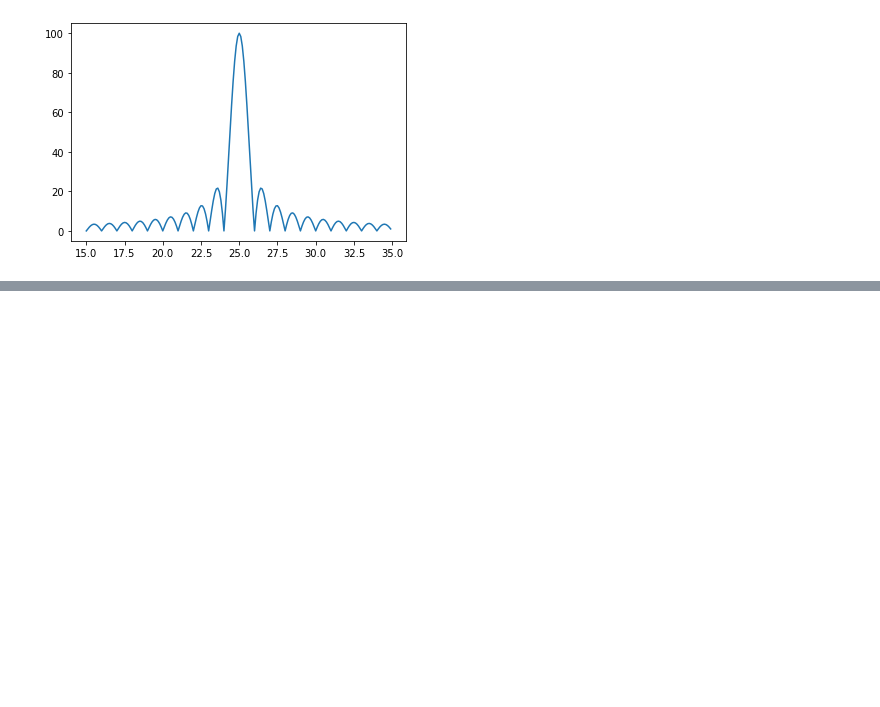
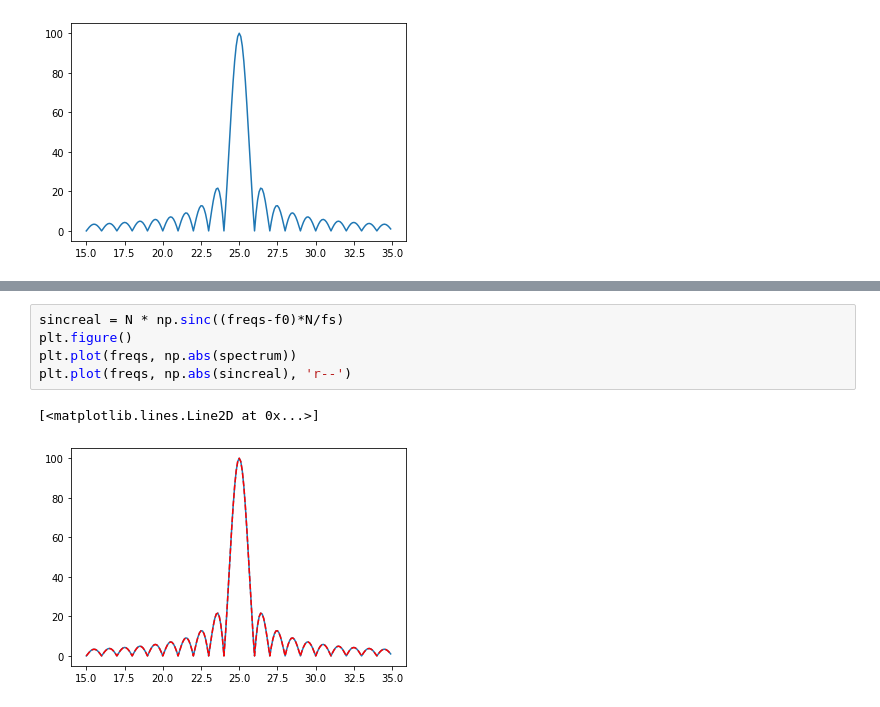
Before and after one commit to icyveins7/pydsproutines, a Jupyter notebook: ToneDirectSpectralReproduction.ipynb, the cells around one changed output, grey strips where cells are left out. Drawn from its saved outputs; the diff is of its cells as text; blank space fills up the shorter version.

```diff
--- a/ToneDirectSpectralReproduction.ipynb
+++ b/ToneDirectSpectralReproduction.ipynb
@@ -46,0 +69,8 @@ $$ N sinc(f N) $$
+# %%
+sincreal = N * np.sinc((freqs-f0)*N/fs)
+plt.figure()
+plt.plot(freqs, np.abs(spectrum))
+plt.plot(freqs, np.abs(sincreal), 'r--')
+# %% [output]
+[<matplotlib.lines.Line2D at 0x...>]
+[figure, added]
```
Also changed, not shown: parts of 5 cells of this notebook.
